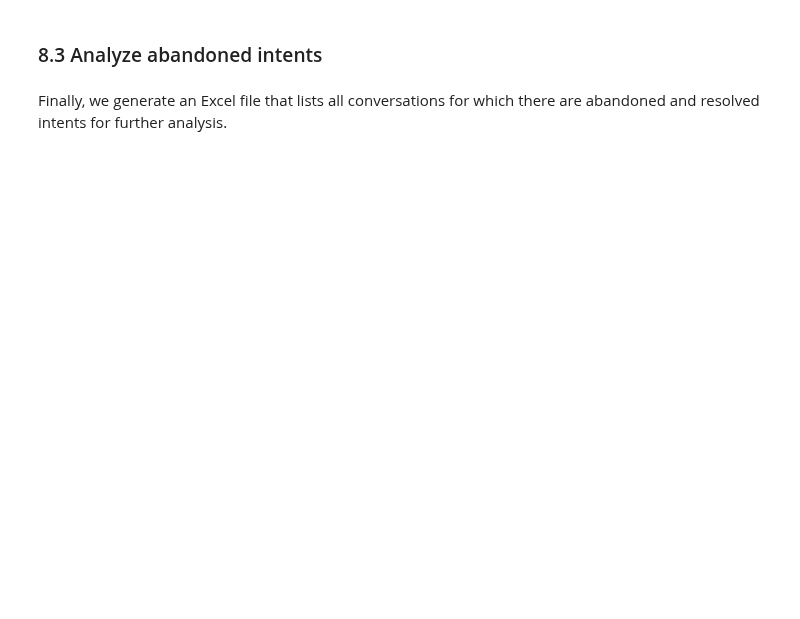
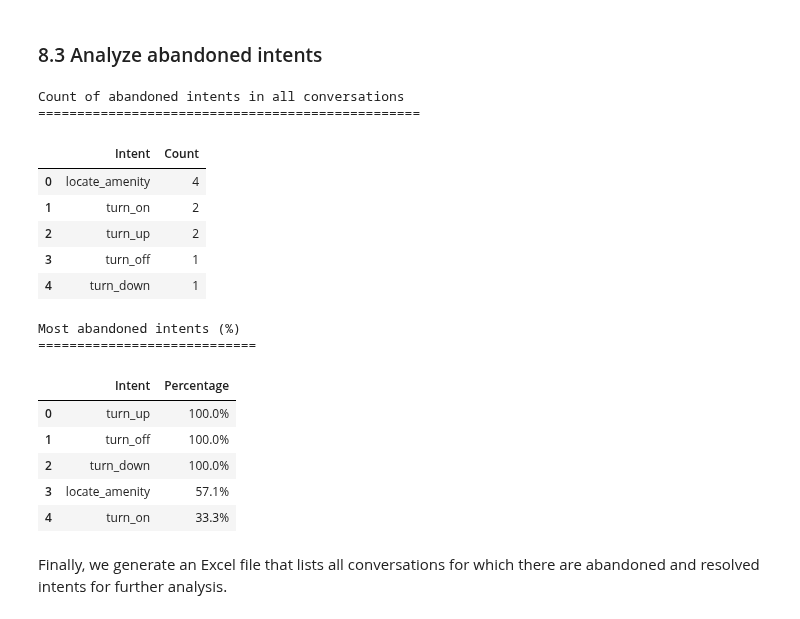
Before and after one commit to watson-developer-cloud/assistant-improve-recommendations-notebook, a Jupyter notebook: notebook/Measure Notebook-cp4d.ipynb, the cells around one changed output. Saved outputs shown, nothing was run; the diff lists cells and outputs as text; code cells hidden in the pictures; blank space fills up the shorter version.

```diff
--- a/notebook/Measure Notebook-cp4d.ipynb
+++ b/notebook/Measure Notebook-cp4d.ipynb
@@ -586,10 +643,10 @@ else:
 # %%
 end_intent_variable = 'response_context_IntentCompleted'
 
-if end_intent_variable in df_formated:
+if end_intent_variable in df_formatted:
 
     # Group dataframe by conversation_id and end_intent_variable
-    df_intent_completed = df_formated.groupby(['response.context.conversation_id',end_intent_variable]).count().reset_index()
+    df_intent_completed = df_formatted.groupby(['response.context.conversation_id',end_intent_variable]).count().reset_index()
     # Refactor data to show columns of conversation_id and end_intent_variable only
     df_intent_completed = df_intent_completed[['response.context.conversation_id',end_intent_variable]]
     # Count the number of conversation_ids with each end_intent_variable
@@ -638,7 +708,7 @@ else:
 # %% [markdown]
 ###  8.3 Analyze abandoned intents<a id="abandoned_intents"></a>
 # %%
-if start_intent_variable in df_formated and end_intent_variable in df_formated:
+if start_intent_variable in df_formatted and end_intent_variable in df_formatted:
 
     # Create lists of started and end_intent_variable
     intent_complete_list = df_intent_completed.values.tolist()
@@ -673,33 +743,50 @@ if start_intent_variable in df_formated and end_intent_variable in df_formated:
         data = []
         for pair_ab in aban_intent_list:
             # Loop over each row of started intents. Each row contains a pair of intent and count
             for pair_all in all_intent:
                 # Check if the intent name matches in started and resolved intents
                 if pair_ab[0] == pair_all[0]:
                     # Then acccesse the count from that matched intent, and calculate percentage
                     perc = (pair_ab[1]/pair_all[1])*100
                     # Add the matched intent name and percentage to data list
                     data.append([pair_ab[0],perc])
 
         # Create a new dataframe with data list
         abandoned_percentage = pd.DataFrame(data=data).reset_index(drop=True)
 
         # Format the dataframe, and orders data in descending order (shows highest percentage first)
         abandoned_percentage.columns = ['Intent','Percentage']
         abandoned_percentage.sort_values(ascending=False,inplace=True, by='Percentage')
         abandoned_percentage.reset_index(drop=True, inplace=True)
 
         # Format the data in the percentage column to include '%', and 1 decimal point
         abandoned_percentage['Percentage'] = abandoned_percentage['Percentage'].apply(lambda x: "{0:.1f}%".format(x))
 
         # Show most abandoned intents
         most_abandoned_intents = "\nMost abandoned intents (%)\n"
         print(most_abandoned_intents, "=" * len(most_abandoned_intents),'', sep = '')
         display(HTML(abandoned_percentage.to_html()))
     else:
         print('No abandoned intents detected')
 else:
     print('Cannot find \'response_context_IntentStarted\' and \'response_context_IntentCompleted\' in logs. Please check step 4 and make sure updated logs are reloaded.')
+# %% [output]
+Count of abandoned intents in all conversations
+=================================================
+|  | Intent | Count |
+| 0 | locate_amenity | 4 |
+| 1 | turn_on | 2 |
+| 2 | turn_up | 2 |
+| 3 | turn_off | 1 |
+| 4 | turn_down | 1 |
+Most abandoned intents (%)
+============================
+|  | Intent | Percentage |
+| 0 | turn_up | 100.0% |
+| 1 | turn_off | 100.0% |
+| 2 | turn_down | 100.0% |
+| 3 | locate_amenity | 57.1% |
+| 4 | turn_on | 33.3% |
 # %% [markdown]
 Finally, we generate an Excel file that lists all conversations for which there are abandoned and resolved intents for further analysis.
 # %%
```
Also changed, not shown: parts of 18 cells of this notebook, 5 other files.
